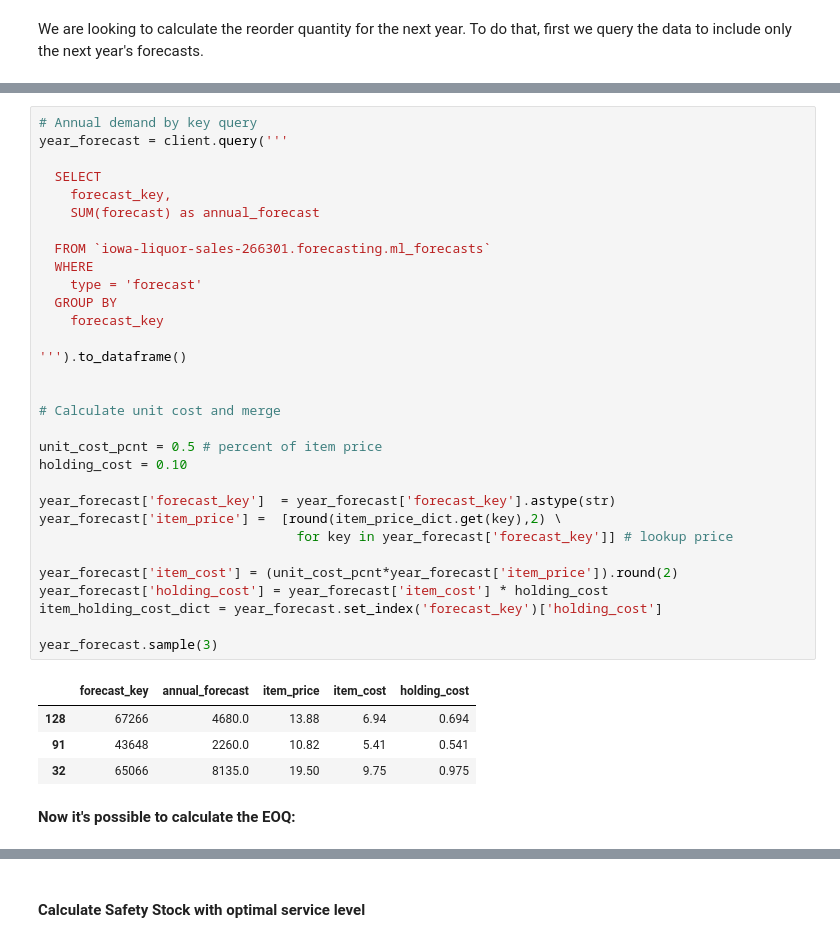
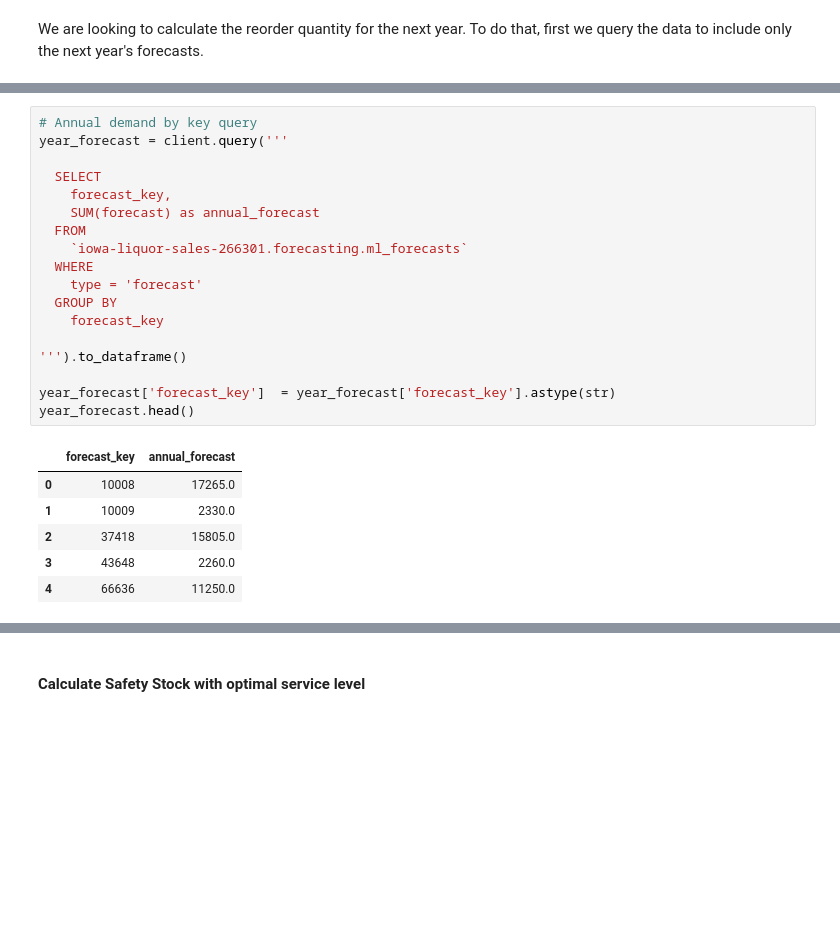
Before and after one commit to vjacobsen/Liquor-Sales-Inventory-Forecast, a Jupyter notebook: Liquor_Safety_Stock.ipynb, the cells around one changed output, grey strips where cells are left out. Drawn from its saved outputs; the diff is of its cells as text; blank space fills up the shorter version.

```diff
--- a/Liquor_Safety_Stock.ipynb
+++ b/Liquor_Safety_Stock.ipynb
@@ -194,38 +194,25 @@ We are looking to calculate the reorder quantity for the next year. To do that,
 # %%
 # Annual demand by key query
 year_forecast = client.query('''
 
   SELECT
     forecast_key,
     SUM(forecast) as annual_forecast
-
-  FROM `iowa-liquor-sales-266301.forecasting.ml_forecasts`
+  FROM
+    `iowa-liquor-sales-266301.forecasting.ml_forecasts`
   WHERE
     type = 'forecast'
   GROUP BY
     forecast_key
 
 ''').to_dataframe()
 
-
-# Calculate unit cost and merge
-
-unit_cost_pcnt = 0.5 # percent of item price
-holding_cost = 0.10
-
 year_forecast['forecast_key']  = year_forecast['forecast_key'].astype(str)
-year_forecast['item_price'] =  [round(item_price_dict.get(key),2) \
-                                 for key in year_forecast['forecast_key']] # lookup price
-
-year_forecast['item_cost'] = (unit_cost_pcnt*year_forecast['item_price']).round(2)
-year_forecast['holding_cost'] = year_forecast['item_cost'] * holding_cost
-item_holding_cost_dict = year_forecast.set_index('forecast_key')['holding_cost']
-
-year_forecast.sample(3)
+year_forecast.head()
 # %% [output]
-|  | forecast_key | annual_forecast | item_price | item_cost | holding_cost |
-| 128 | 67266 | 4680.0 | 13.88 | 6.94 | 0.694 |
-| 91 | 43648 | 2260.0 | 10.82 | 5.41 | 0.541 |
-| 32 | 65066 | 8135.0 | 19.50 | 9.75 | 0.975 |
+|  | forecast_key | annual_forecast |
+| 0 | 10008 | 17265.0 |
+| 1 | 10009 | 2330.0 |
+| 2 | 37418 | 15805.0 |
+| 3 | 43648 | 2260.0 |
+| 4 | 66636 | 11250.0 |
-# %% [markdown]
-**Now it's possible to calculate the EOQ:**
```
Also changed, not shown: parts of 31 cells of this notebook.
